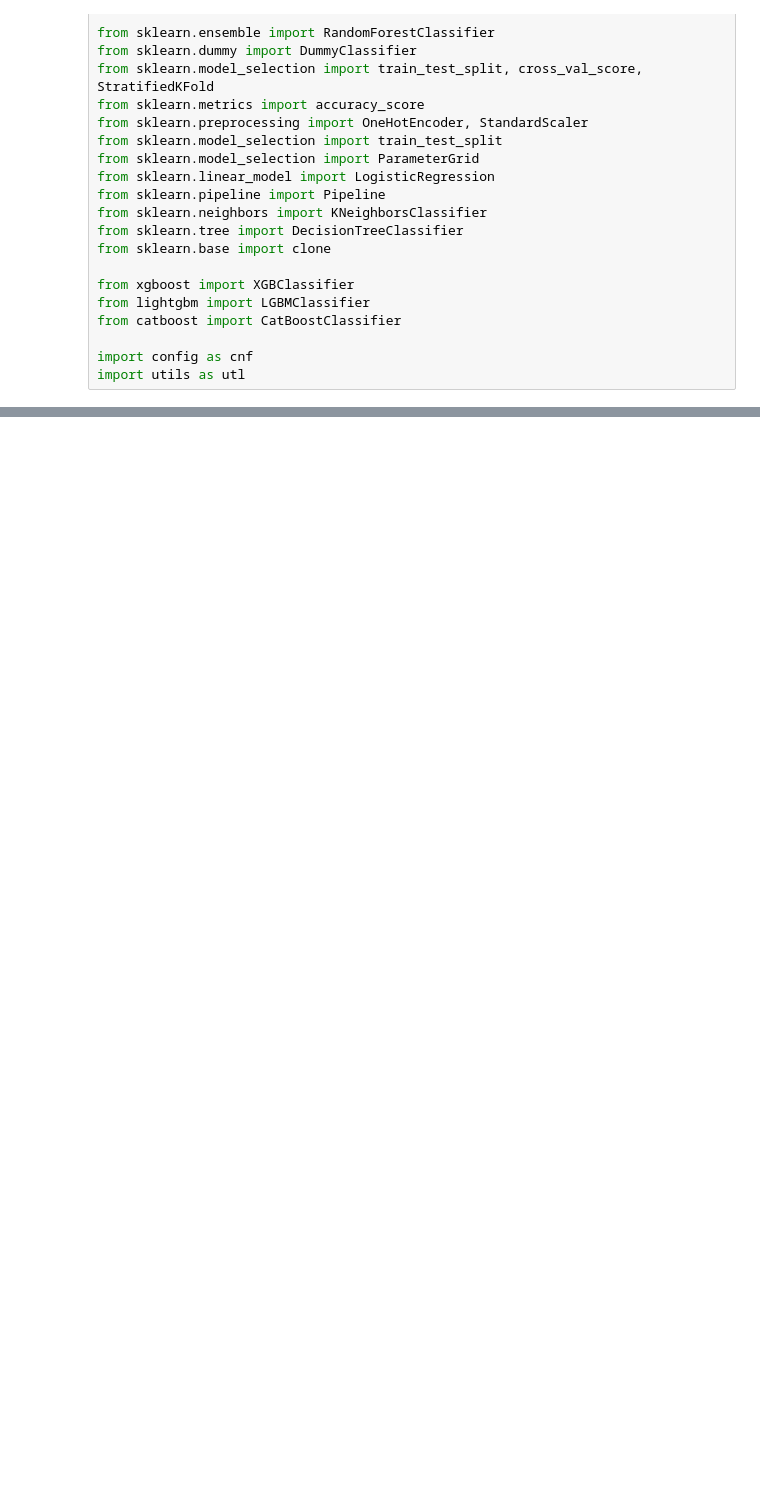
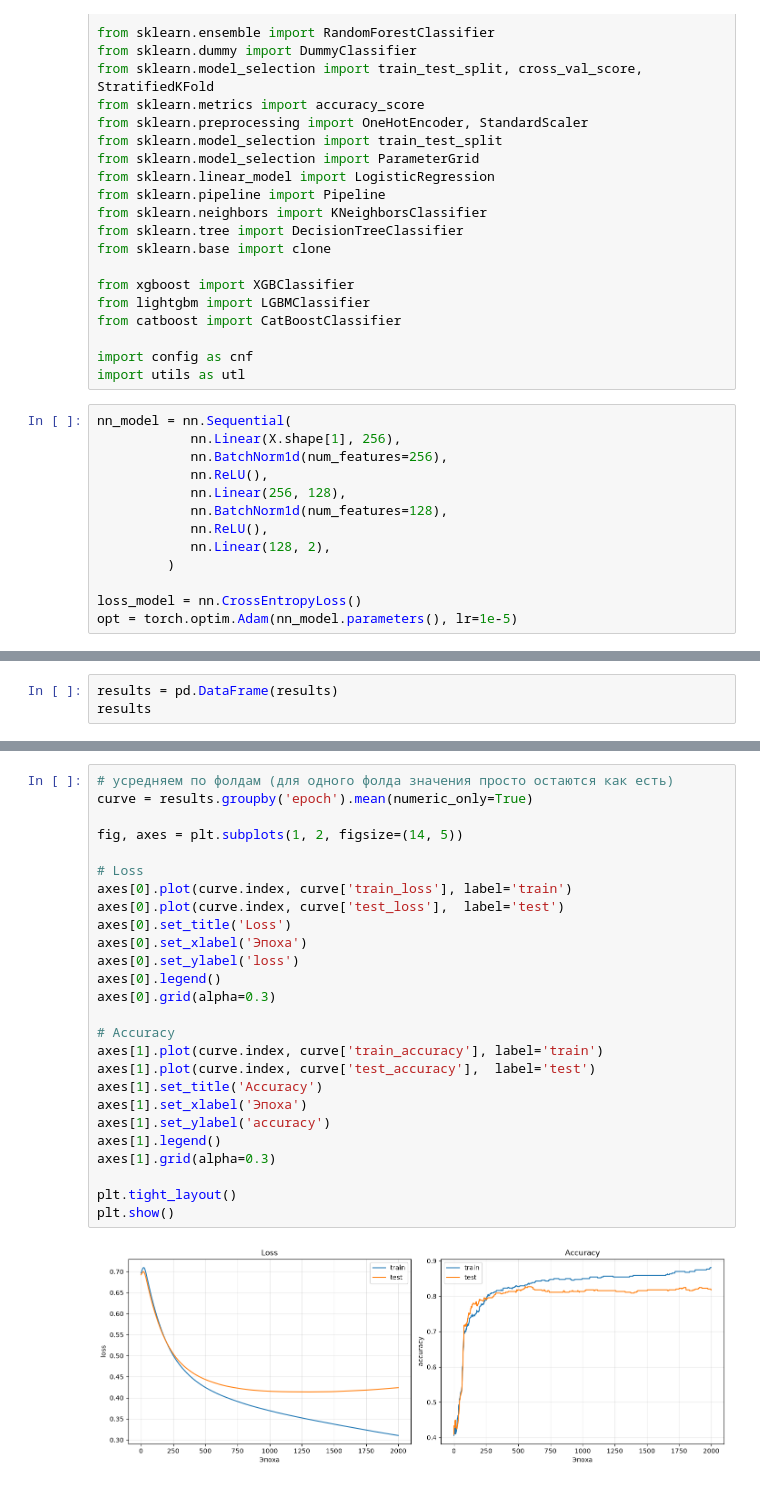
Before and after one commit to AnisimovVladislav/Titanic, a Jupyter notebook: DL.ipynb, the cells around one changed output, grey strips where cells are left out. Drawn from its saved outputs; the diff is of its cells as text; blank space fills up the shorter version.

```diff
--- a/DL.ipynb
+++ b/DL.ipynb
@@ -33,4 +31,17 @@ from catboost import CatBoostClassifier
 
 import config as cnf
 import utils as utl
+# %%
+nn_model = nn.Sequential(
+            nn.Linear(X.shape[1], 256),
+            nn.BatchNorm1d(num_features=256),
+            nn.ReLU(),
+            nn.Linear(256, 128),
+            nn.BatchNorm1d(num_features=128),
+            nn.ReLU(),
+            nn.Linear(128, 2),
+         )
+
+loss_model = nn.CrossEntropyLoss()
+opt = torch.optim.Adam(nn_model.parameters(), lr=1e-5)
 # %%
@@ -57,0 +127,3 @@ model =
+# %%
+results = pd.DataFrame(results)
+results
@@ -57,0 +144,28 @@ model =
+# %%
+# усредняем по фолдам (для одного фолда значения просто остаются как есть)
+curve = results.groupby('epoch').mean(numeric_only=True)
+
+fig, axes = plt.subplots(1, 2, figsize=(14, 5))
+
+# Loss
+axes[0].plot(curve.index, curve['train_loss'], label='train')
+axes[0].plot(curve.index, curve['test_loss'],  label='test')
+axes[0].set_title('Loss')
+axes[0].set_xlabel('Эпоха')
+axes[0].set_ylabel('loss')
+axes[0].legend()
+axes[0].grid(alpha=0.3)
+
+# Accuracy
+axes[1].plot(curve.index, curve['train_accuracy'], label='train')
+axes[1].plot(curve.index, curve['test_accuracy'],  label='test')
+axes[1].set_title('Accuracy')
+axes[1].set_xlabel('Эпоха')
+axes[1].set_ylabel('accuracy')
+axes[1].legend()
+axes[1].grid(alpha=0.3)
+
+plt.tight_layout()
+plt.show()
+# %% [output]
+[figure, added]
```
Also changed, not shown: parts of 3 cells of this notebook.
